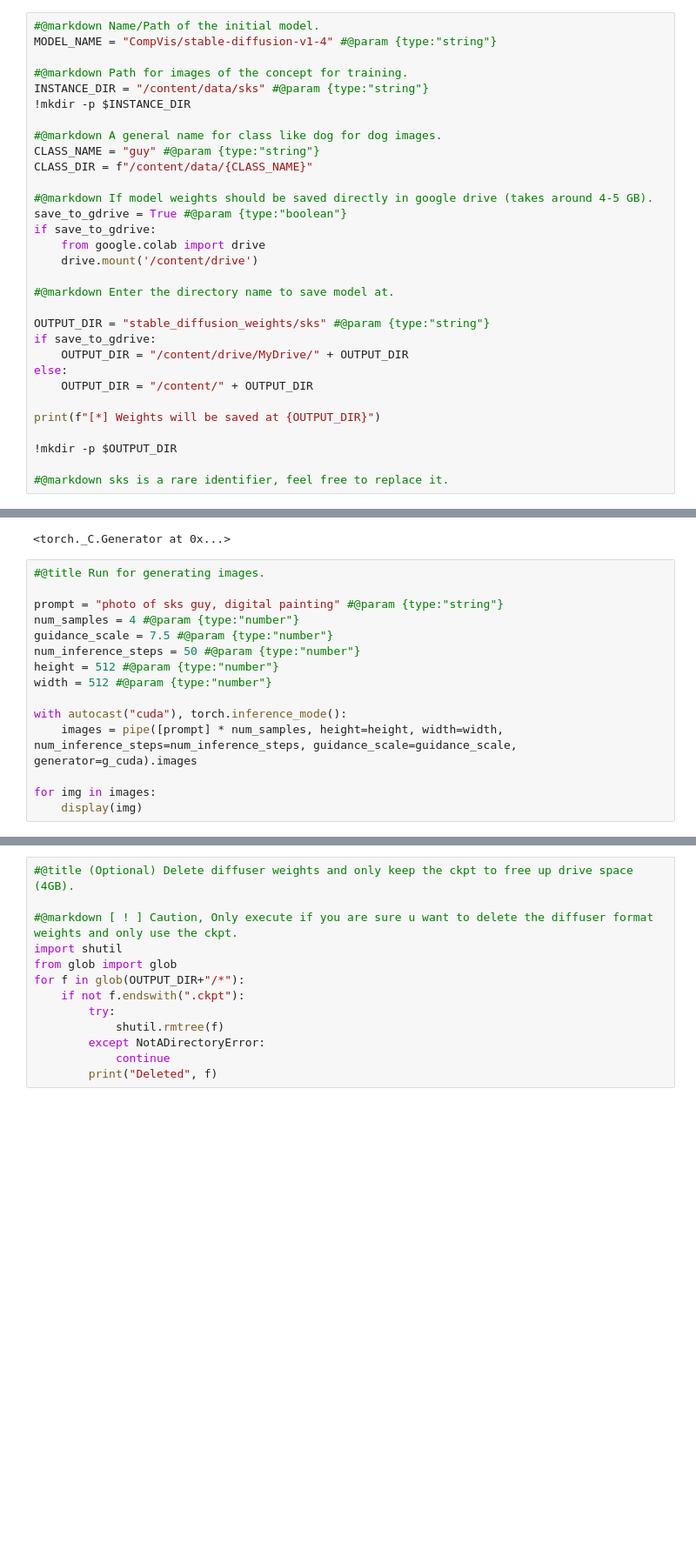
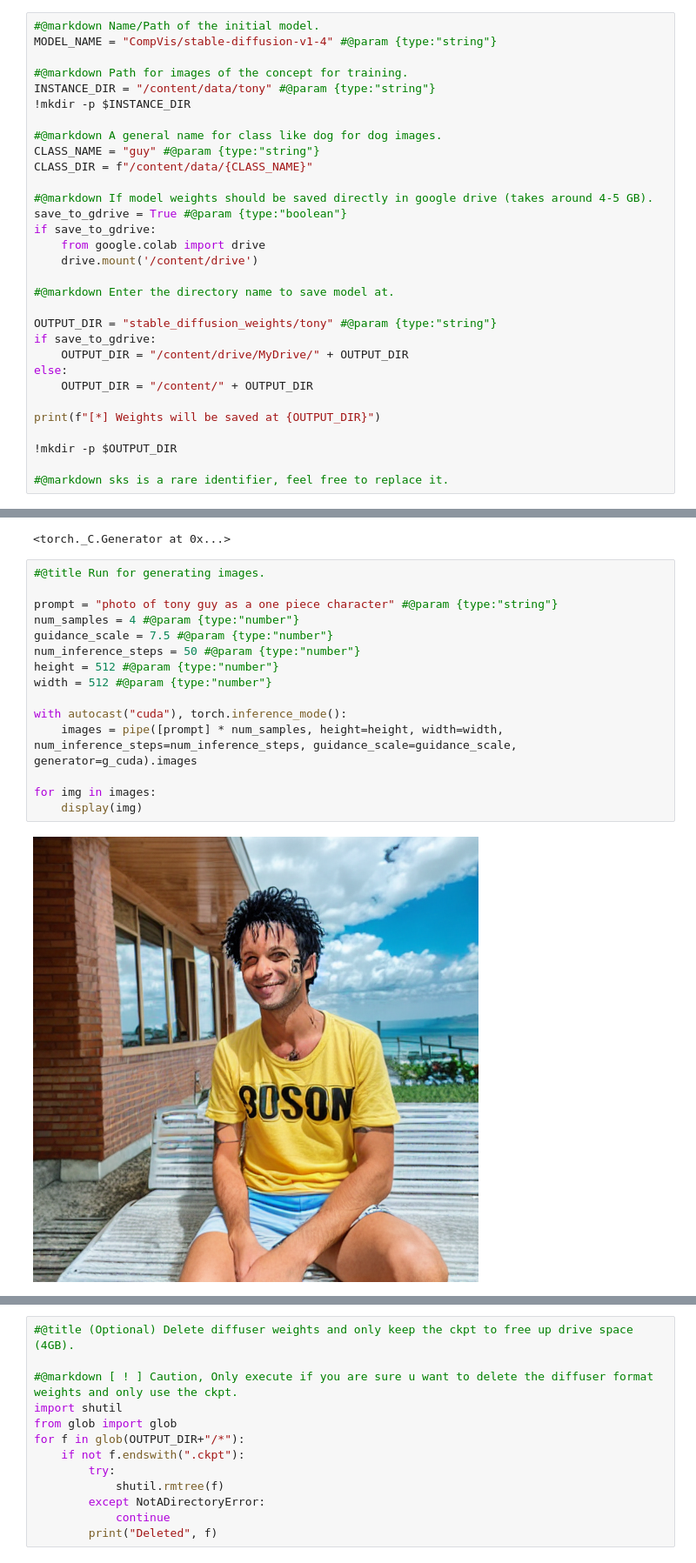
Before and after one commit to anthonymanotoa/dreamboot_stabledifussion, a Jupyter notebook: DreamBooth_Stable_Diffusion.ipynb, the cells around one changed output, grey strips where cells are left out. Shown at 87% size. Cells and saved outputs as stored; diff of their text form; blank space fills up the shorter version.

```diff
--- a/DreamBooth_Stable_Diffusion.ipynb
+++ b/DreamBooth_Stable_Diffusion.ipynb
@@ -39,7 +46,7 @@ Your token has been saved to /root/.huggingface/token
 MODEL_NAME = "CompVis/stable-diffusion-v1-4" #@param {type:"string"}
 
 #@markdown Path for images of the concept for training.
-INSTANCE_DIR = "/content/data/sks" #@param {type:"string"}
+INSTANCE_DIR = "/content/data/tony" #@param {type:"string"}
 !mkdir -p $INSTANCE_DIR
 
 #@markdown A general name for class like dog for dog images.
@@ -54,7 +61,7 @@ if save_to_gdrive:
 
 #@markdown Enter the directory name to save model at.
 
-OUTPUT_DIR = "stable_diffusion_weights/sks" #@param {type:"string"}
+OUTPUT_DIR = "stable_diffusion_weights/tony" #@param {type:"string"}
 if save_to_gdrive:
     OUTPUT_DIR = "/content/drive/MyDrive/" + OUTPUT_DIR
 else:
@@ -170,15 +200,17 @@ g_cuda.manual_seed(seed)
 # %%
 #@title Run for generating images.
 
-prompt = "photo of sks guy, digital painting" #@param {type:"string"}
+prompt = "photo of tony guy as a one piece character" #@param {type:"string"}
 num_samples = 4 #@param {type:"number"}
 guidance_scale = 7.5 #@param {type:"number"}
 num_inference_steps = 50 #@param {type:"number"}
 height = 512 #@param {type:"number"}
 width = 512 #@param {type:"number"}
 
 with autocast("cuda"), torch.inference_mode():
     images = pipe([prompt] * num_samples, height=height, width=width, num_inference_steps=num_inference_steps, guidance_scale=guidance_scale, generator=g_cuda).images
 
 for img in images:
     display(img)
+# %% [output]
+[figure, added]
```
Also changed, not shown: parts of 7 cells of this notebook.
